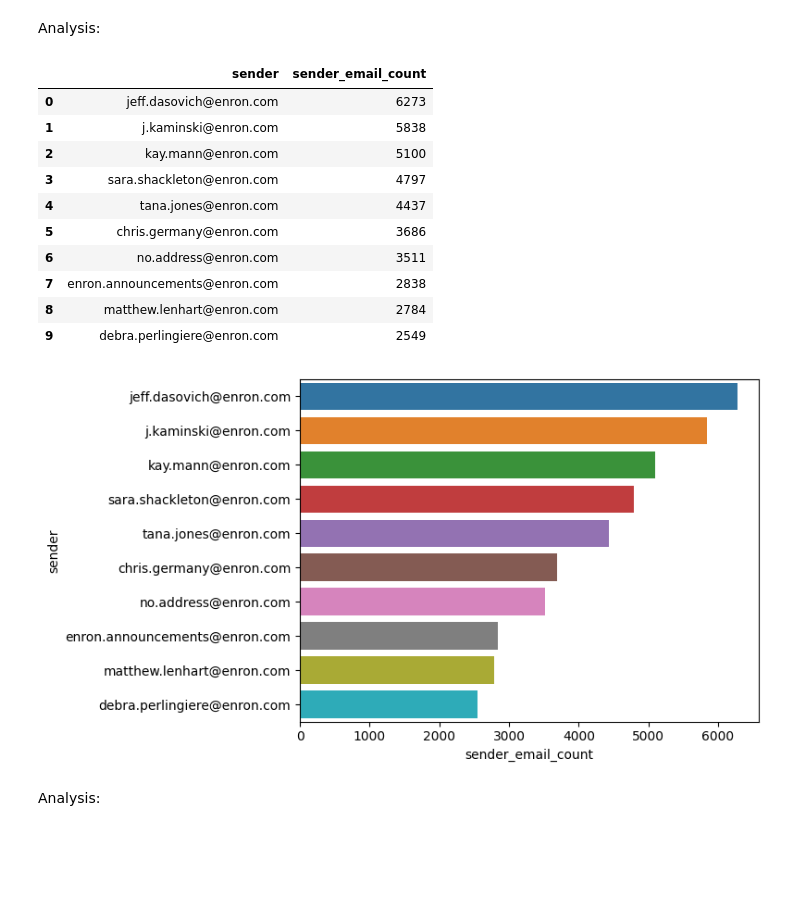
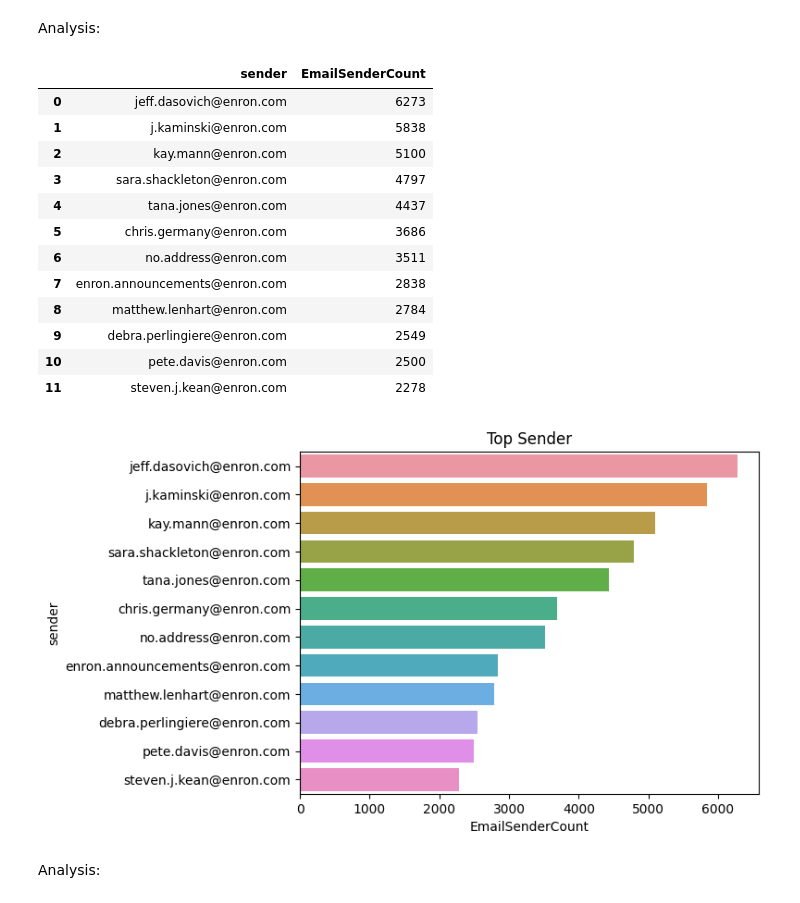
Before and after one commit to Sharrfaa/textsummariser, a Jupyter notebook: IBP_Assignment2.ipynb, the cells around one changed output. Saved outputs shown, nothing was run; the diff lists cells and outputs as text; code cells hidden in the pictures; blank space fills up the shorter version.

```diff
--- a/IBP_Assignment2.ipynb
+++ b/IBP_Assignment2.ipynb
@@ -330,25 +332,25 @@ Analysis:
 # %%
 # writing sql query to count top sender using count()
 
-sender_query = """
-SELECT sender, COUNT(*) AS sender_email_count
+SQL = """
+SELECT sender, COUNT(*) AS EmailSenderCount
 FROM(
   SELECT sender
   FROM Message m
   )
 GROUP BY sender
-ORDER BY sender_email_count DESC
-LIMIT 10
+ORDER BY EmailSenderCount DESC
+LIMIT 12
 ;
 """
 
 # converting to dataframe
-sender_df = pd.read_sql_query(sender_query,conn)
+sender_dataframe = pd.read_sql_query(SQL,conn)
 
 # displaying the dataframe
-sender_df
+sender_dataframe
 # %% [output]
-|  | sender | sender_email_count |
+|  | sender | EmailSenderCount |
 | 0 | jeff.dasovich@enron.com | 6273 |
 | 1 | j.kaminski@enron.com | 5838 |
 | 2 | kay.mann@enron.com | 5100 |
@@ -359,14 +361,17 @@ sender_df
 | 7 | enron.announcements@enron.com | 2838 |
 | 8 | matthew.lenhart@enron.com | 2784 |
 | 9 | debra.perlingiere@enron.com | 2549 |
+| 10 | pete.davis@enron.com | 2500 |
+| 11 | steven.j.kean@enron.com | 2278 |
 # %%
 #plot graph using barplot() and show()
 
-data = sender_df
-sns.barplot(data=data, y='sender', x='sender_email_count')
+data = sender_dataframe
+sns.barplot(data=data, y='sender', x='EmailSenderCount')
+plt.title('Top Sender')
 plt.show()
 # %% [output]
-[figure, old version]
+[figure, new version]
 # %% [markdown]
 Analysis:
 # %%
```
Also changed, not shown: parts of 22 cells of this notebook.
